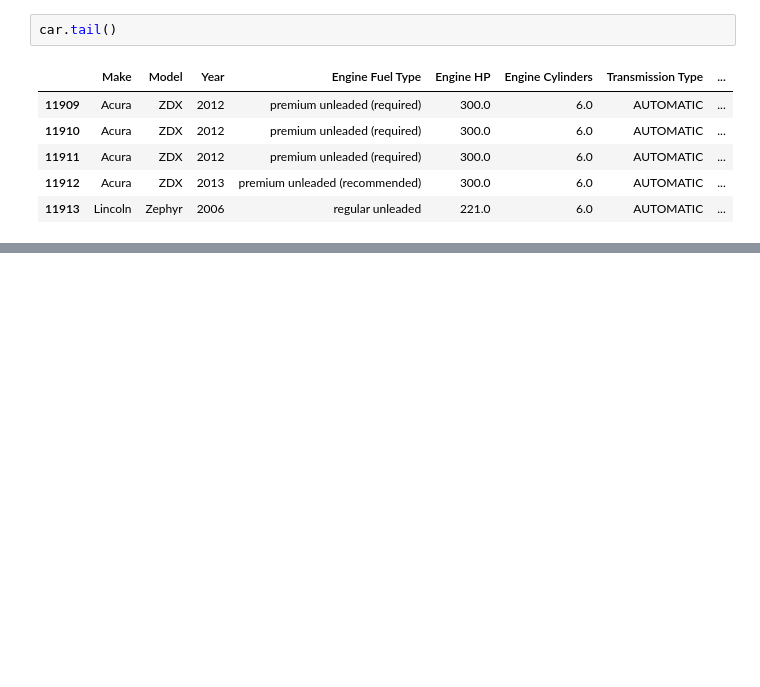
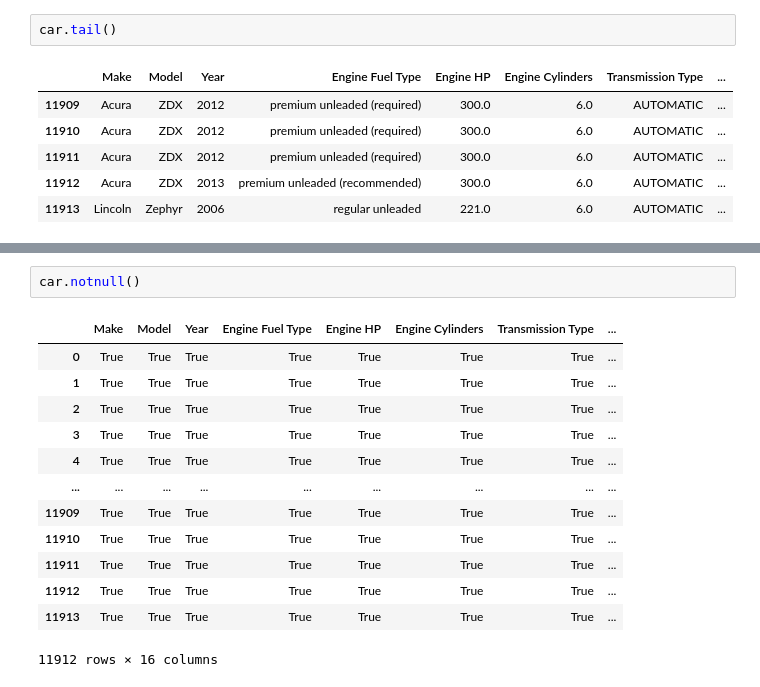
Before and after one commit to boi-git/Week-2-EDA, a Jupyter notebook: Week 2 EDA.ipynb, the cells around one changed output, grey strips where cells are left out. Drawn from its saved outputs; the diff is of its cells as text; blank space fills up the shorter version.

```diff
--- a/Week 2 EDA.ipynb
+++ b/Week 2 EDA.ipynb
@@ -39,0 +96,16 @@ ValueError: No axis named 5 for object type DataFrame
+# %%
+car.notnull()
+# %% [output]
+|  | Make | Model | Year | Engine Fuel Type | Engine HP | Engine Cylinders | Transmission Type | ... |
+| 0 | True | True | True | True | True | True | True | ... |
+| 1 | True | True | True | True | True | True | True | ... |
+| 2 | True | True | True | True | True | True | True | ... |
+| 3 | True | True | True | True | True | True | True | ... |
+| 4 | True | True | True | True | True | True | True | ... |
+| ... | ... | ... | ... | ... | ... | ... | ... | ... |
+| 11909 | True | True | True | True | True | True | True | ... |
+| 11910 | True | True | True | True | True | True | True | ... |
+| 11911 | True | True | True | True | True | True | True | ... |
+| 11912 | True | True | True | True | True | True | True | ... |
+| 11913 | True | True | True | True | True | True | True | ... |
+11912 rows × 16 columns
```
Also changed, not shown: parts of 9 cells of this notebook.
